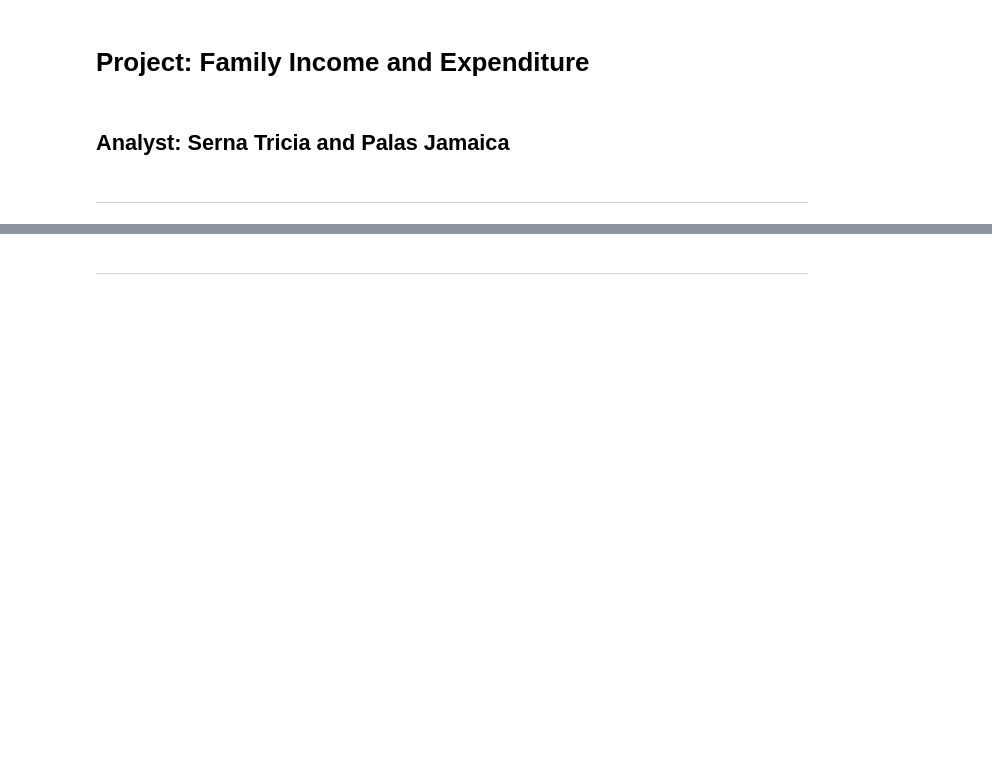
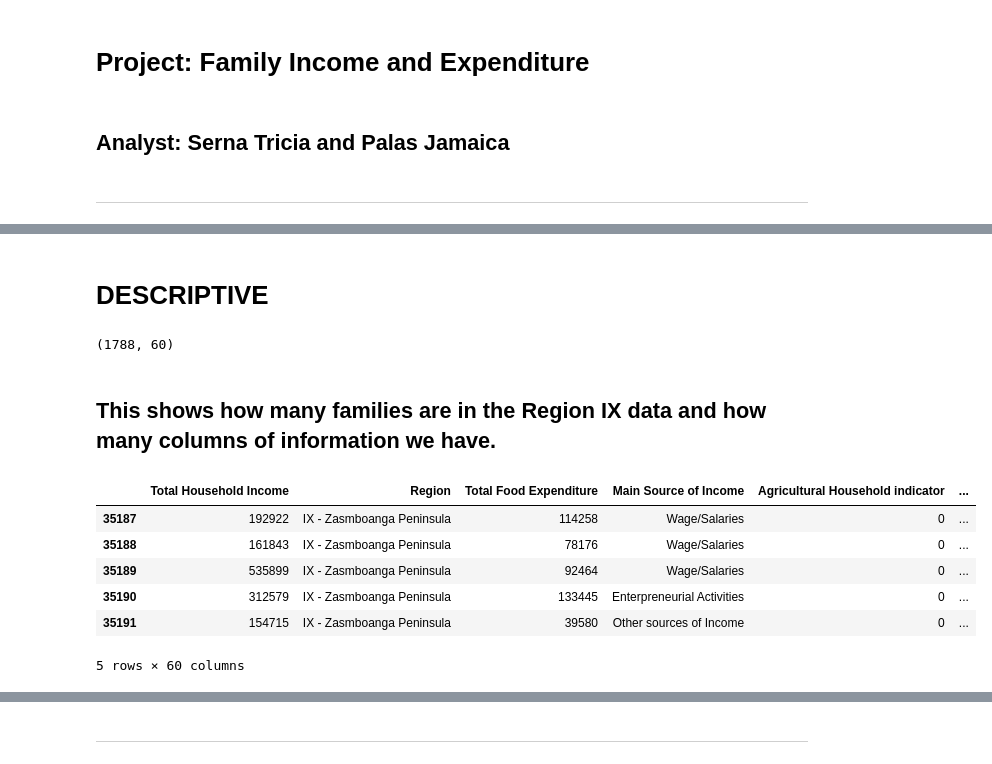
Before and after one commit to maica-palas/final_us, a Jupyter notebook: serna_palas.ipynb, the cells around one changed output, grey strips where cells are left out. Saved outputs shown, nothing was run; the diff lists cells and outputs as text; code cells hidden in the pictures; blank space fills up the shorter version.

```diff
--- a/serna_palas.ipynb
+++ b/serna_palas.ipynb
@@ -220,0 +27,21 @@ Large families are not necessarily poorer or richer — income levels vary widel
+# %% [markdown]
+<h1>DESCRIPTIVE</h1>
+# %%
+# Filter Region IX
+region9 = df[df["Region"] == "IX - Zasmboanga Peninsula"].copy()
+region9.shape
+# %% [output]
+(1788, 60)
+# %% [markdown]
+<h2>This shows how many families are in the Region IX data and how many columns of information we have.</h2>
+# %%
+# See first rows of Region IX
+region9.head()
+# %% [output]
+|  | Total Household Income | Region | Total Food Expenditure | Main Source of Income | Agricultural Household indicator | ... |
+| 35187 | 192922 | IX - Zasmboanga Peninsula | 114258 | Wage/Salaries | 0 | ... |
+| 35188 | 161843 | IX - Zasmboanga Peninsula | 78176 | Wage/Salaries | 0 | ... |
+| 35189 | 535899 | IX - Zasmboanga Peninsula | 92464 | Wage/Salaries | 0 | ... |
+| 35190 | 312579 | IX - Zasmboanga Peninsula | 133445 | Enterpreneurial Activities | 0 | ... |
+| 35191 | 154715 | IX - Zasmboanga Peninsula | 39580 | Other sources of Income | 0 | ... |
+5 rows × 60 columns
```
Also changed, not shown: parts of 133 cells of this notebook.
